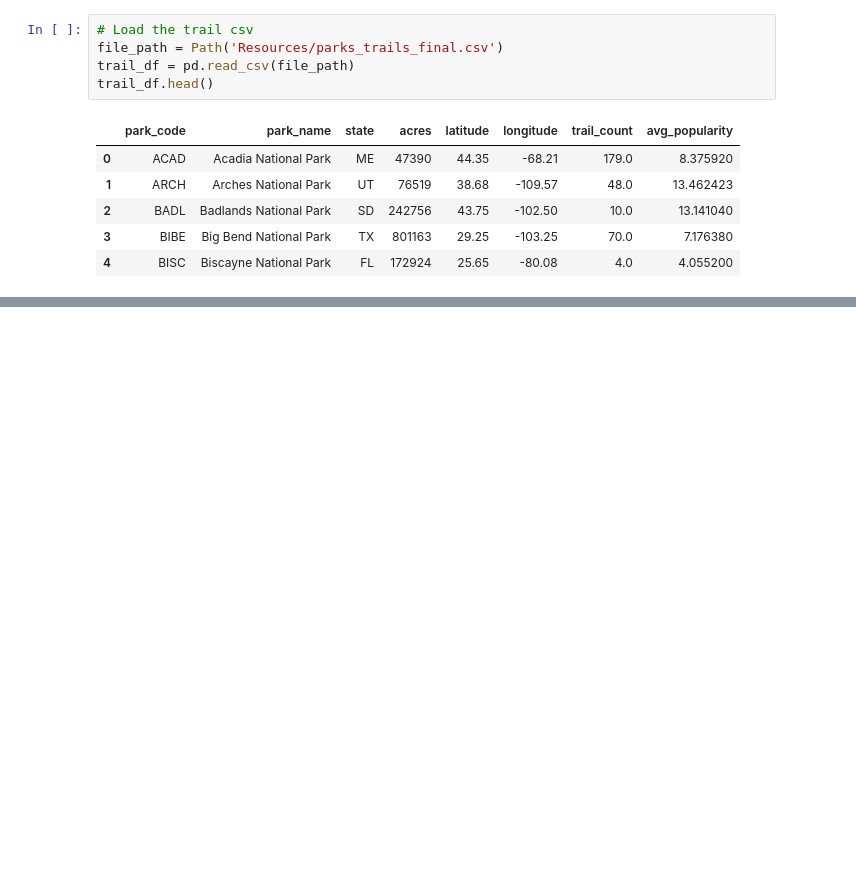
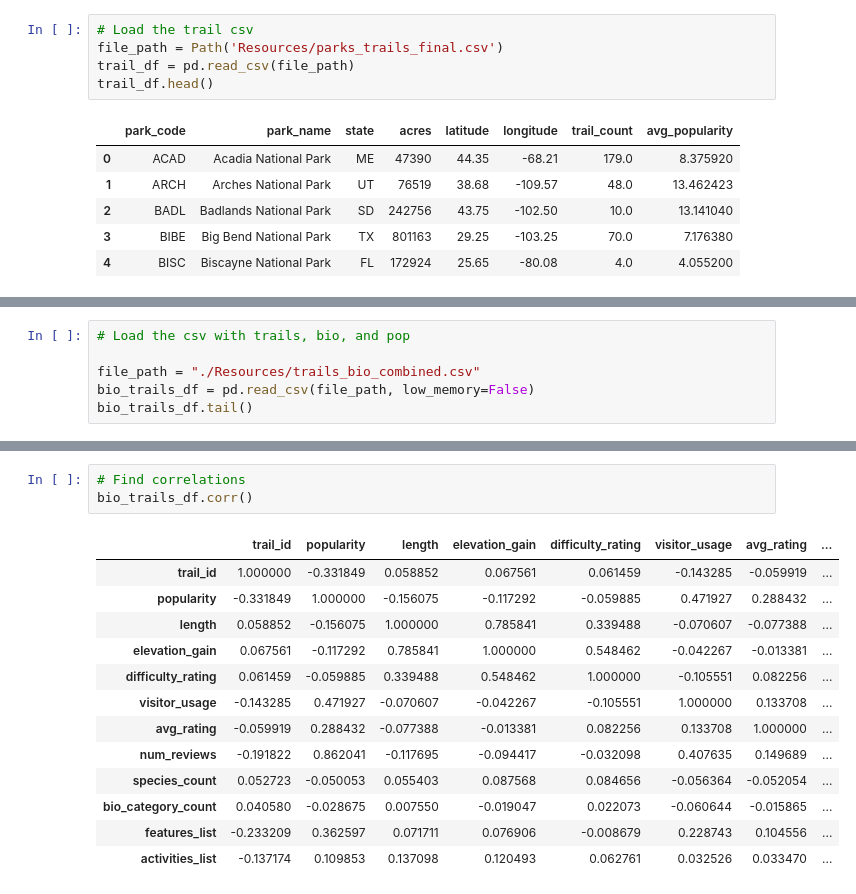
Before and after one commit to B-Stanley-0316/Nat_Parks_Project, a Jupyter notebook: ml_models.ipynb, the cells around one changed output, grey strips where cells are left out. Saved outputs shown, nothing was run; the diff lists cells and outputs as text; blank space fills up the shorter version.

```diff
--- a/ml_models.ipynb
+++ b/ml_models.ipynb
@@ -65,0 +43,6 @@ memory usage: 3.4+ KB
+# %%
+# Load the csv with trails, bio, and pop
+
+file_path = "./Resources/trails_bio_combined.csv"
+bio_trails_df = pd.read_csv(file_path, low_memory=False)
+bio_trails_df.tail()
@@ -65,0 +110,17 @@ memory usage: 3.4+ KB
+# %%
+# Find correlations
+bio_trails_df.corr()
+# %% [output]
+|  | trail_id | popularity | length | elevation_gain | difficulty_rating | visitor_usage | avg_rating | ... |
+| trail_id | 1.000000 | -0.331849 | 0.058852 | 0.067561 | 0.061459 | -0.143285 | -0.059919 | ... |
+| popularity | -0.331849 | 1.000000 | -0.156075 | -0.117292 | -0.059885 | 0.471927 | 0.288432 | ... |
+| length | 0.058852 | -0.156075 | 1.000000 | 0.785841 | 0.339488 | -0.070607 | -0.077388 | ... |
+| elevation_gain | 0.067561 | -0.117292 | 0.785841 | 1.000000 | 0.548462 | -0.042267 | -0.013381 | ... |
+| difficulty_rating | 0.061459 | -0.059885 | 0.339488 | 0.548462 | 1.000000 | -0.105551 | 0.082256 | ... |
+| visitor_usage | -0.143285 | 0.471927 | -0.070607 | -0.042267 | -0.105551 | 1.000000 | 0.133708 | ... |
+| avg_rating | -0.059919 | 0.288432 | -0.077388 | -0.013381 | 0.082256 | 0.133708 | 1.000000 | ... |
+| num_reviews | -0.191822 | 0.862041 | -0.117695 | -0.094417 | -0.032098 | 0.407635 | 0.149689 | ... |
+| species_count | 0.052723 | -0.050053 | 0.055403 | 0.087568 | 0.084656 | -0.056364 | -0.052054 | ... |
+| bio_category_count | 0.040580 | -0.028675 | 0.007550 | -0.019047 | 0.022073 | -0.060644 | -0.015865 | ... |
+| features_list | -0.233209 | 0.362597 | 0.071711 | 0.076906 | -0.008679 | 0.228743 | 0.104556 | ... |
+| activities_list | -0.137174 | 0.109853 | 0.137098 | 0.120493 | 0.062761 | 0.032526 | 0.033470 | ... |
```
Also changed, not shown: parts of 17 cells of this notebook, 7 other files.
